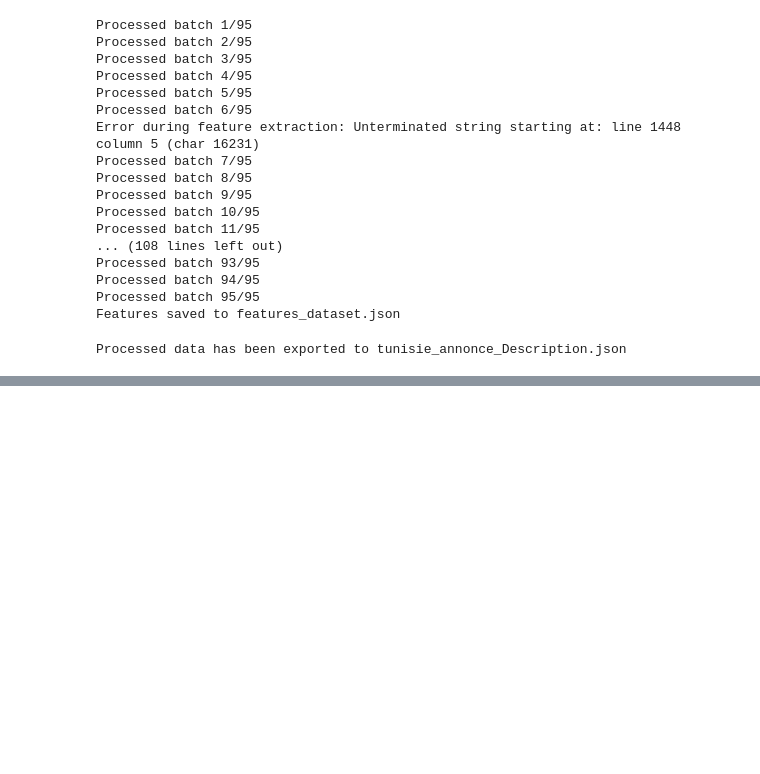
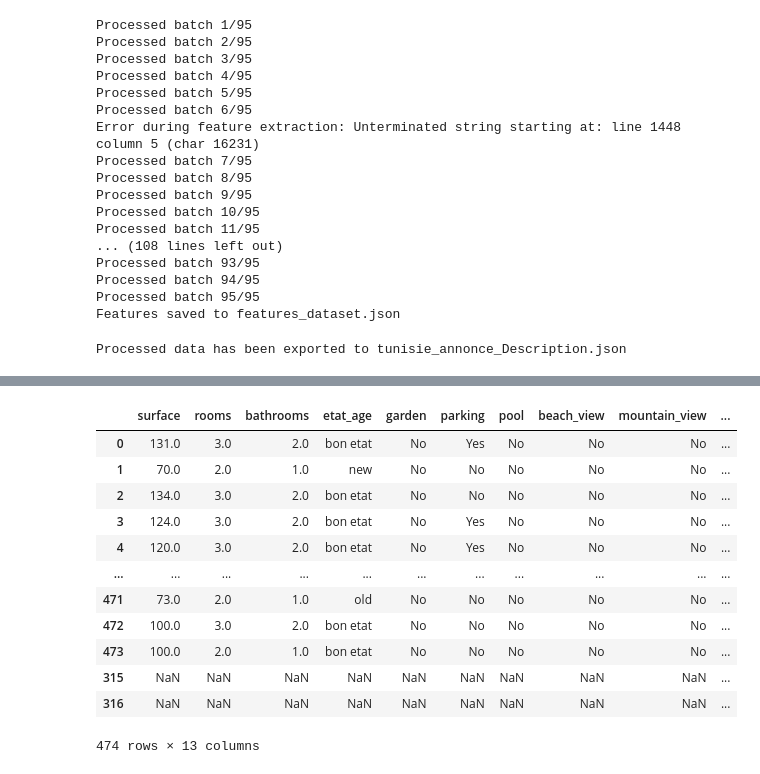
Before and after one commit to anasneji2002/Housing_pricing, a Jupyter notebook: notebooks/Cleanup scripts/Tunisie-annonce dataset full preprocessing/Tunisie_Annonce_Rescrapping+Processing.ipynb, the cells around one changed output, grey strips where cells are left out. Saved outputs shown, nothing was run; the diff lists cells and outputs as text; code cells hidden in the pictures; blank space fills up the shorter version.

```diff
--- a/notebooks/Cleanup scripts/Tunisie-annonce dataset full preprocessing/Tunisie_Annonce_Rescrapping+Processing.ipynb
+++ b/notebooks/Cleanup scripts/Tunisie-annonce dataset full preprocessing/Tunisie_Annonce_Rescrapping+Processing.ipynb
@@ -641,0 +676,26 @@ display(df_json[df_json['error'].notna()])
+# %%
+# Calculate the mean surface area for each 'rooms' value, considering rows where 'surface' is not null
+mean_surface_by_rooms = df_json.dropna(subset=['surface']).groupby('rooms')['surface'].mean()
+
+# Function to fill missing surface values with the mean for the corresponding 'rooms' value
+def fill_surface_with_mean(row):
+    if pd.isnull(row['surface']):
+        return mean_surface_by_rooms.get(row['rooms'], row['surface'])
+    return row['surface']
+
+df_json['surface'] = df_json.apply(fill_surface_with_mean, axis=1)
+display(df_json)
+# %% [output]
+|  | surface | rooms | bathrooms | etat_age | garden | parking | pool | beach_view | mountain_view | ... |
+| 0 | 131.0 | 3.0 | 2.0 | bon etat | No | Yes | No | No | No | ... |
+| 1 | 70.0 | 2.0 | 1.0 | new | No | No | No | No | No | ... |
+| 2 | 134.0 | 3.0 | 2.0 | bon etat | No | No | No | No | No | ... |
+| 3 | 124.0 | 3.0 | 2.0 | bon etat | No | Yes | No | No | No | ... |
+| 4 | 120.0 | 3.0 | 2.0 | bon etat | No | Yes | No | No | No | ... |
+| ... | ... | ... | ... | ... | ... | ... | ... | ... | ... | ... |
+| 471 | 73.0 | 2.0 | 1.0 | old | No | No | No | No | No | ... |
+| 472 | 100.0 | 3.0 | 2.0 | bon etat | No | No | No | No | No | ... |
+| 473 | 100.0 | 2.0 | 1.0 | bon etat | No | No | No | No | No | ... |
+| 315 | NaN | NaN | NaN | NaN | NaN | NaN | NaN | NaN | NaN | ... |
+| 316 | NaN | NaN | NaN | NaN | NaN | NaN | NaN | NaN | NaN | ... |
+474 rows × 13 columns
```
Also changed, not shown: parts of 30 cells of this notebook, 1 other file.
